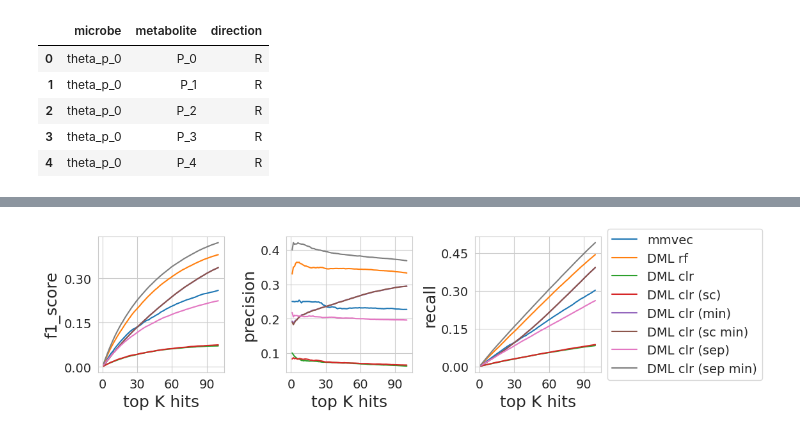
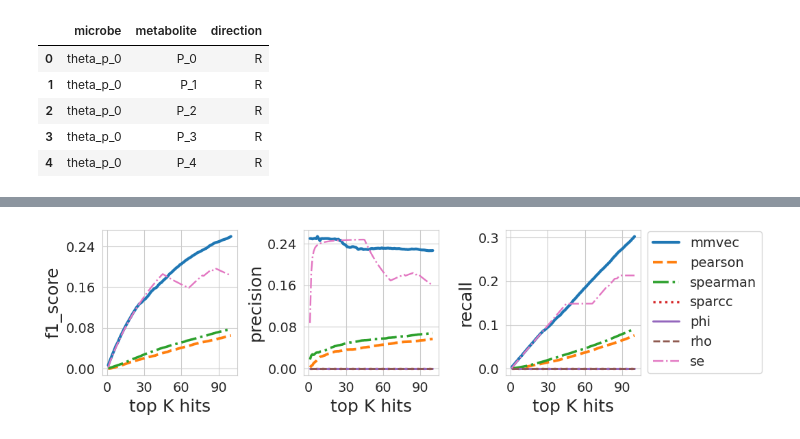
Before and after one commit to DriesDeRyck/thesis, a Jupyter notebook: sim_new/evaluate-simulation.ipynb, the cells around one changed output, grey strips where cells are left out. Saved outputs shown, nothing was run; the diff lists cells and outputs as text; code cells hidden in the pictures.

```diff
--- a/sim_new/evaluate-simulation.ipynb
+++ b/sim_new/evaluate-simulation.ipynb
@@ -248,48 +297,61 @@ fig, ax = plt.subplots(1, 3, figsize=(9, 3))
 
 edge_dir = 0 # for released
 # edge_dir = 1  # for consumed
-
-
 # edge_dir = 2 # for inhibited
 
 def plot_stats(ax, attr='F score', edge_dir=0):
-    ax.plot(mmvec_res[edge_dir][attr], label='mmvec')
+    # ax.plot(mmvec_res[edge_dir][attr], 'k.', label='mmvec')
     # ax.plot(pearson_res[edge_dir][attr], label='spearman')
     # ax.plot(spearman_res[edge_dir][attr], label='pearson')
     # ax.plot(sparcc_res[edge_dir][attr], label='sparcc')
     # ax.plot(phi_res[edge_dir][attr], label='phi')
     # ax.plot(rho_res[edge_dir][attr], label='rho')
     # ax.plot(se_res[edge_dir][attr], label='spiec-easi')
 
-    ax.plot(dml_rf[edge_dir][attr], label='DML rf')
+    # ax.plot(dml_rf[edge_dir][attr], label='DML rf')
     # ax.plot(dml_norm_res[edge_dir][attr], label='DML norm')
-    ax.plot(dml_clr_rf_res[edge_dir][attr], label='DML clr')
-    ax.plot(dml_clr_scaled_rf_res[edge_dir][attr], label='DML clr (sc)')
-    ax.plot(dml_clr_min_rf_res[edge_dir][attr], label='DML clr (min)')
-    ax.plot(dml_clr_sc_min_rf_res[edge_dir][attr], label='DML clr (sc min)')
-    ax.plot(dml_clr_sep_rf_res[edge_dir][attr], label='DML clr (sep)')
-    ax.plot(dml_clr_sep_min_rf_res[edge_dir][attr], label='DML clr (sep min)')
+    # ax.plot(dml_clr_rf_res[edge_dir][attr], label='DML clr')
+    # ax.plot(dml_clr_scaled_rf_res[edge_dir][attr], label='DML clr (sc)')
+    # ax.plot(dml_clr_min_rf_res[edge_dir][attr], label='DML clr (min)')
+    # ax.plot(dml_clr_sc_min_rf_res[edge_dir][attr], label='DML clr (sc min)')
+    # ax.plot(dml_clr_sep_rf_res[edge_dir][attr], label='DML clr (sep)')
+    # ax.plot(dml_clr_sep_min_rf_res[edge_dir][attr], label='DML clr (sep min)')
     # ax.plot(subset20_res[edge_dir][attr], label='DML subset20')
     # ax.plot(subset100_res[edge_dir][attr], label='DML subset100')
     # ax.plot(subset500_res[edge_dir][attr], label='DML subset500')
-    # ax.plot(subset500_res[edge_dir][attr], label='DML subset500')
     # ax.plot(dml_lr[edge_dir][attr], label='DML lr')
     # ax.plot(dml_boost[edge_dir][attr], label='DML boost')
+    methods_res = [
+        ('mmvec', mmvec_res),
+        ('pearson', pearson_res),
+        ('spearman', spearman_res),
+        ('sparcc', sparcc_res),
+        ('phi', phi_res),
+        ('rho', rho_res),
+        ('se', se_res),
+
+    ]
+
+    for i, (name, df) in enumerate(methods_res):
+        lw=3-1.5*i/len(methods_res)
+        ls=['-','--','-.',':'][i%4]
+        ax.plot(df[edge_dir][attr], label=name, linestyle=ls, linewidth=lw)
+
     ax.set_ylabel(attr, fontsize=18)
     ax.set_xlabel('top K hits', fontsize=18)
     ax.tick_params(axis="x", labelsize=14)
     ax.tick_params(axis="y", labelsize=14)
     ax.xaxis.set_major_locator(plt.MaxNLocator(4))
     ax.yaxis.set_major_locator(plt.MaxNLocator(4))
 
 
 plot_stats(ax[0], attr='f1_score', edge_dir=edge_dir)
 plot_stats(ax[1], attr='precision', edge_dir=edge_dir)
 plot_stats(ax[2], attr='recall', edge_dir=edge_dir)
 plt.tight_layout()
 ax[2].legend(loc='center left', bbox_to_anchor=(1, 0.5), fontsize=14)
 
 timestamp = datetime.datetime.now().strftime("%Y-%m-%d_%H:%M:%S")
 plt.savefig(f"./figures/sim_{timestamp}.png", bbox_inches='tight')
 # %% [output]
-[figure, old version]
+[figure, new version]
```
Also changed, not shown: parts of 7 cells of this notebook, 3 other files.
